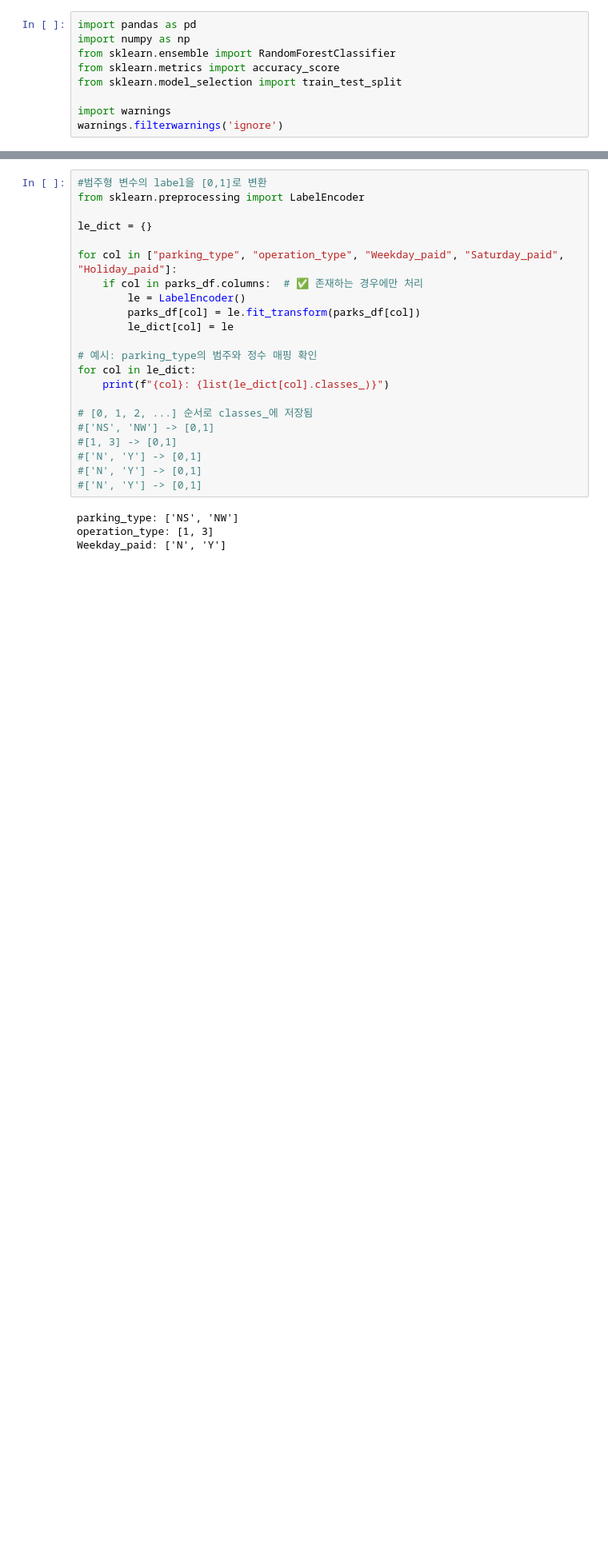
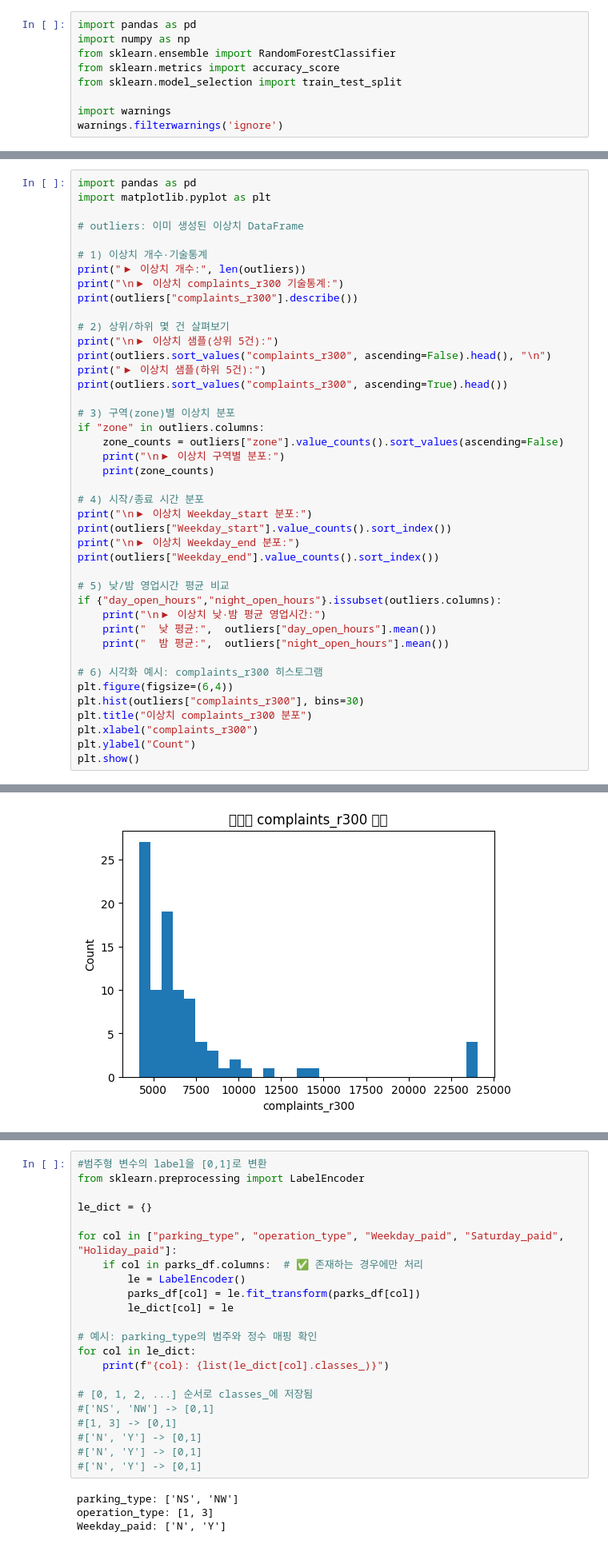
Before and after one commit to vxlmlxv/20251R0136COSE47101, a Jupyter notebook: randomforest_dong.ipynb, the cells around one changed output, grey strips where cells are left out. Shown at 80% size. Drawn from its saved outputs; the diff is of its cells as text; blank space fills up the shorter version.

```diff
--- a/randomforest_dong.ipynb
+++ b/randomforest_dong.ipynb
@@ -35 +53,44 @@ complaint_level
 Name: count, dtype: int64
+# %%
+import pandas as pd
+import matplotlib.pyplot as plt
+
+# outliers: 이미 생성된 이상치 DataFrame
+
+# 1) 이상치 개수·기술통계
+print("▶ 이상치 개수:", len(outliers))
+print("\n▶ 이상치 complaints_r300 기술통계:")
+print(outliers["complaints_r300"].describe())
+
+# 2) 상위/하위 몇 건 살펴보기
+print("\n▶ 이상치 샘플(상위 5건):")
+print(outliers.sort_values("complaints_r300", ascending=False).head(), "\n")
+print("▶ 이상치 샘플(하위 5건):")
+print(outliers.sort_values("complaints_r300", ascending=True).head())
+
+# 3) 구역(zone)별 이상치 분포
+if "zone" in outliers.columns:
+    zone_counts = outliers["zone"].value_counts().sort_values(ascending=False)
+    print("\n▶ 이상치 구역별 분포:")
+    print(zone_counts)
+
+# 4) 시작/종료 시간 분포
+print("\n▶ 이상치 Weekday_start 분포:")
+print(outliers["Weekday_start"].value_counts().sort_index())
+print("\n▶ 이상치 Weekday_end 분포:")
+print(outliers["Weekday_end"].value_counts().sort_index())
+
+# 5) 낮/밤 영업시간 평균 비교
+if {"day_open_hours","night_open_hours"}.issubset(outliers.columns):
+    print("\n▶ 이상치 낮·밤 평균 영업시간:")
+    print("  낮 평균:",  outliers["day_open_hours"].mean())
+    print("  밤 평균:",  outliers["night_open_hours"].mean())
+
+# 6) 시각화 예시: complaints_r300 히스토그램
+plt.figure(figsize=(6,4))
+plt.hist(outliers["complaints_r300"], bins=30)
+plt.title("이상치 complaints_r300 분포")
+plt.xlabel("complaints_r300")
+plt.ylabel("Count")
+plt.show()
+# %% [output]
@@ -35,0 +114 @@ Name: count, dtype: int64
+[figure, added]
```
Also changed, not shown: parts of 29 cells of this notebook, 13 other files.
